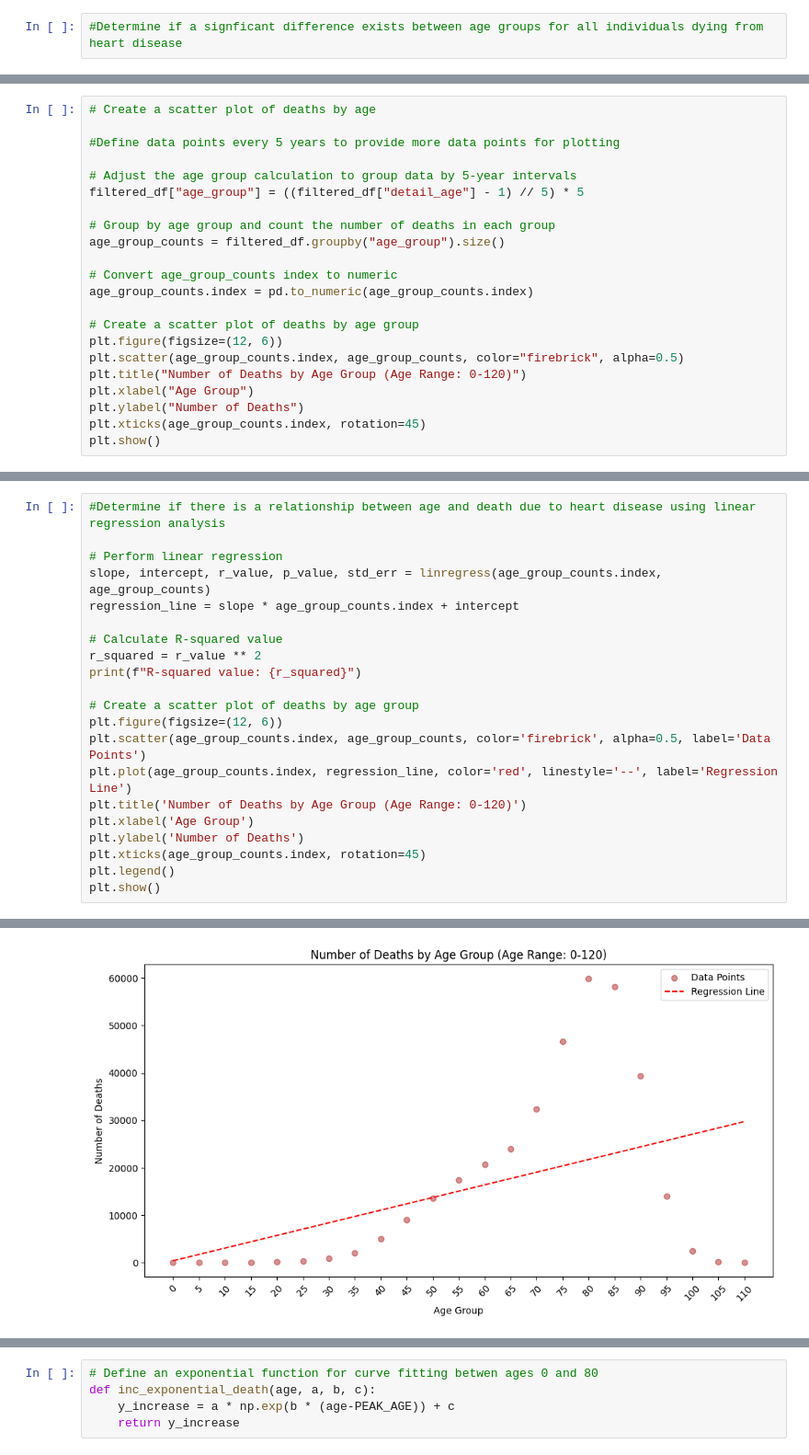
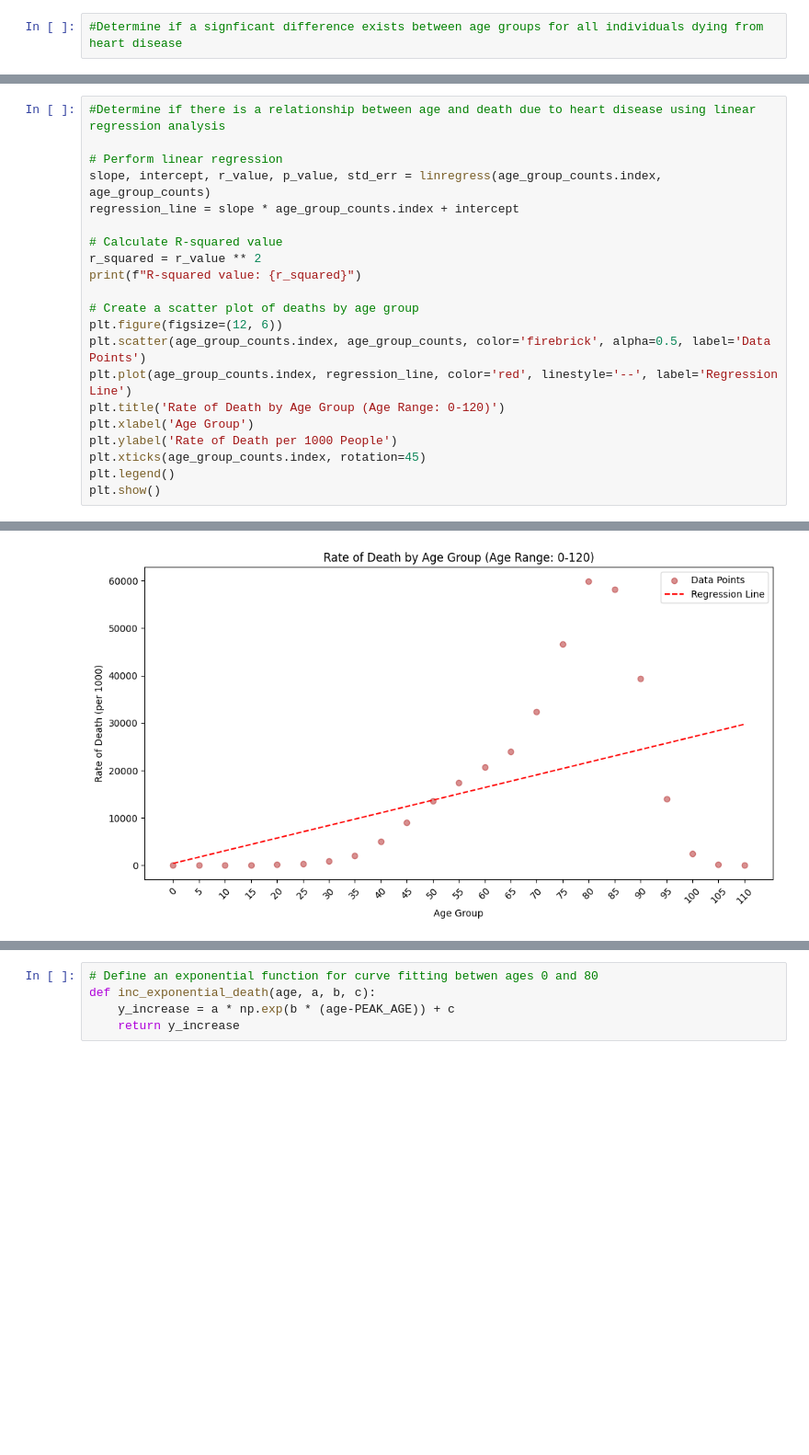
Before and after one commit to azmedtech/ASU_DA_Project1_Team2, a Jupyter notebook: Heart_Disease_2005.ipynb, the cells around one changed output, grey strips where cells are left out. Shown at 92% size. Saved outputs shown, nothing was run; the diff lists cells and outputs as text; blank space fills up the shorter version.

```diff
--- a/Heart_Disease_2005.ipynb
+++ b/Heart_Disease_2005.ipynb
@@ -513,22 +532,0 @@ plt.show()
-# %%
-# Create a scatter plot of deaths by age
-
-#Define data points every 5 years to provide more data points for plotting
-
-# Adjust the age group calculation to group data by 5-year intervals
-filtered_df["age_group"] = ((filtered_df["detail_age"] - 1) // 5) * 5
-
-# Group by age group and count the number of deaths in each group
-age_group_counts = filtered_df.groupby("age_group").size()
-
-# Convert age_group_counts index to numeric
-age_group_counts.index = pd.to_numeric(age_group_counts.index)
-
-# Create a scatter plot of deaths by age group
-plt.figure(figsize=(12, 6))
-plt.scatter(age_group_counts.index, age_group_counts, color="firebrick", alpha=0.5)
-plt.title("Number of Deaths by Age Group (Age Range: 0-120)")
-plt.xlabel("Age Group")
-plt.ylabel("Number of Deaths")
-plt.xticks(age_group_counts.index, rotation=45)
-plt.show()
@@ -537,24 +613,24 @@ plt.show()
 # %%
 #Determine if there is a relationship between age and death due to heart disease using linear regression analysis
 
 # Perform linear regression
 slope, intercept, r_value, p_value, std_err = linregress(age_group_counts.index, age_group_counts)
 regression_line = slope * age_group_counts.index + intercept
 
 # Calculate R-squared value
 r_squared = r_value ** 2
 print(f"R-squared value: {r_squared}")
 
 # Create a scatter plot of deaths by age group
 plt.figure(figsize=(12, 6))
 plt.scatter(age_group_counts.index, age_group_counts, color='firebrick', alpha=0.5, label='Data Points')
 plt.plot(age_group_counts.index, regression_line, color='red', linestyle='--', label='Regression Line')
-plt.title('Number of Deaths by Age Group (Age Range: 0-120)')
+plt.title('Rate of Death by Age Group (Age Range: 0-120)')
 plt.xlabel('Age Group')
-plt.ylabel('Number of Deaths')
+plt.ylabel('Rate of Death per 1000 People')
 plt.xticks(age_group_counts.index, rotation=45)
 plt.legend()
 plt.show()
 # %% [output]
 R-squared value: 0.21592095183996315
-[figure, old version]
+[figure, new version]
```
Also changed, not shown: parts of 64 cells of this notebook.
